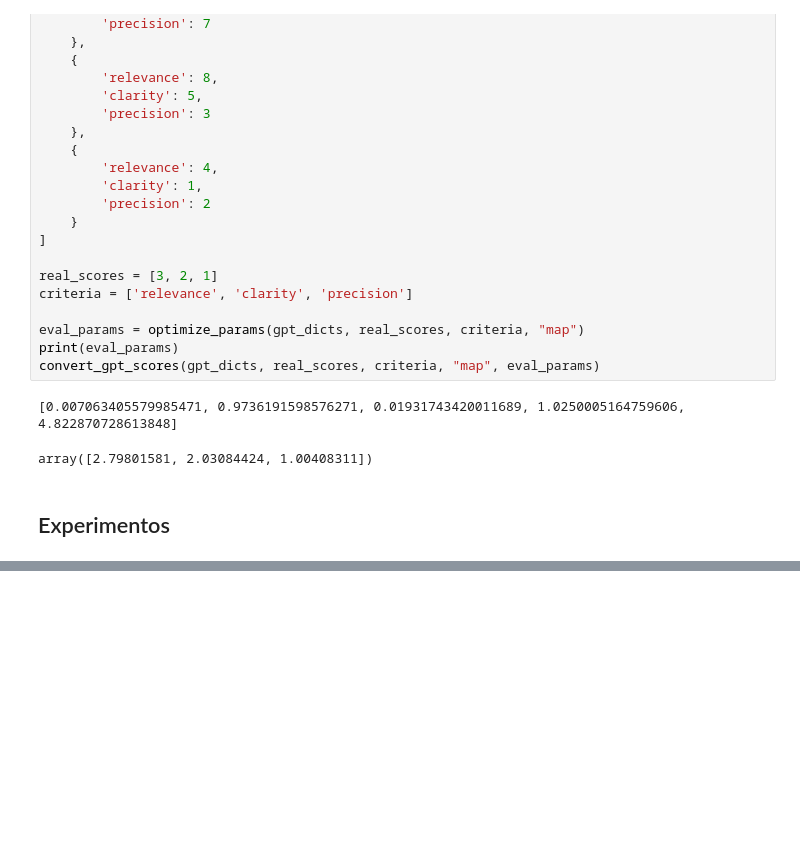
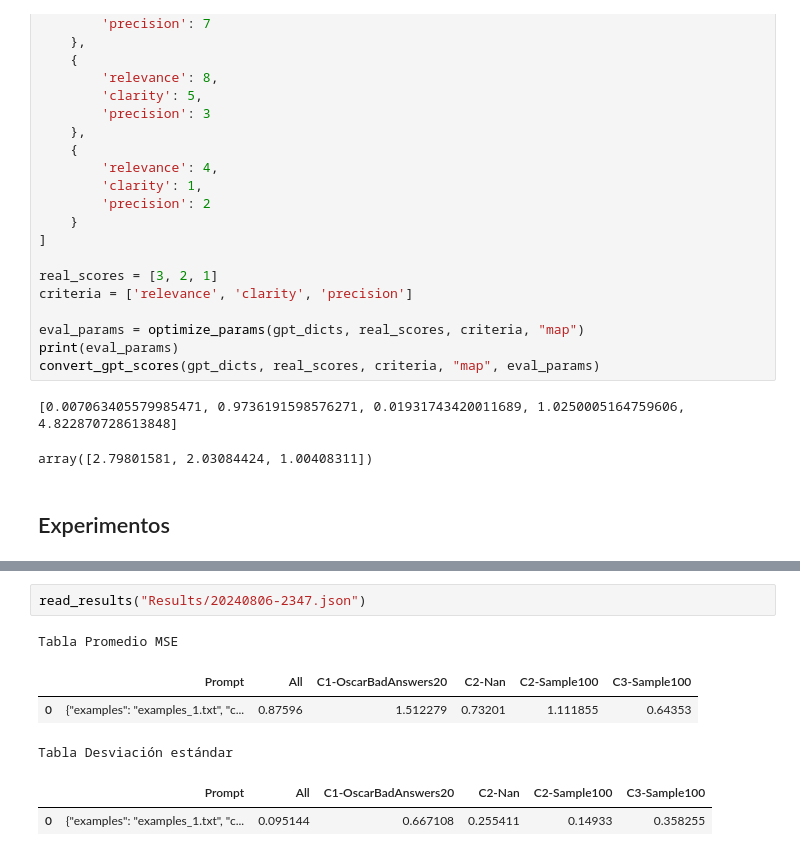
Before and after one commit to OscarRojasG/Experimentos-GPTValidator, a Jupyter notebook: Framework_Experimentos.ipynb, the cells around one changed output, grey strips where cells are left out. Drawn from its saved outputs; the diff is of its cells as text; blank space fills up the shorter version.

```diff
--- a/Framework_Experimentos.ipynb
+++ b/Framework_Experimentos.ipynb
@@ -1300,0 +804,9 @@ Evaluando Prompt 1 con Test Set 1
+# %%
+read_results("Results/20240806-2347.json")
+# %% [output]
+Tabla Promedio MSE
+|  | Prompt | All | C1-OscarBadAnswers20 | C2-Nan | C2-Sample100 | C3-Sample100 |
+| 0 | {"examples": "examples_1.txt", "c... | 0.87596 | 1.512279 | 0.73201 | 1.111855 | 0.64353 |
+Tabla Desviación estándar
+|  | Prompt | All | C1-OscarBadAnswers20 | C2-Nan | C2-Sample100 | C3-Sample100 |
+| 0 | {"examples": "examples_1.txt", "c... | 0.095144 | 0.667108 | 0.255411 | 0.14933 | 0.358255 |
```
Also changed, not shown: parts of 10 cells of this notebook.
